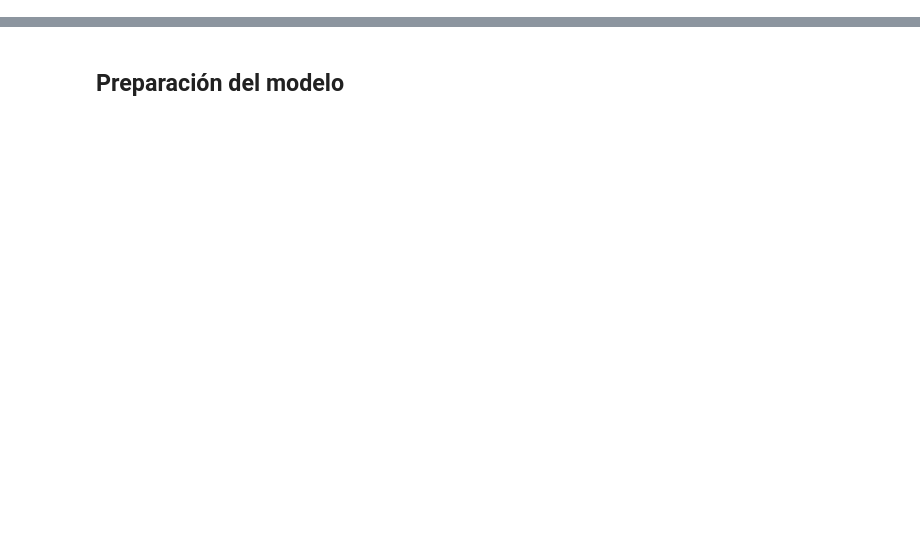
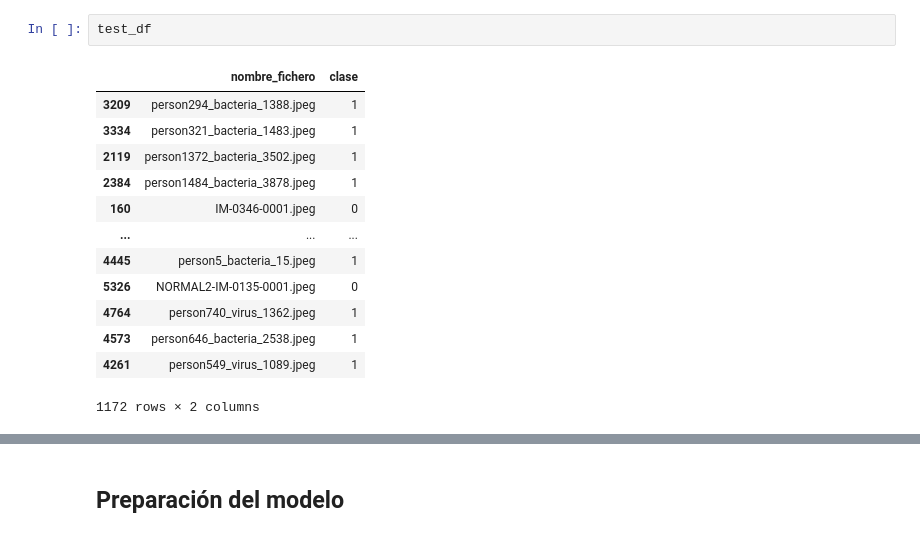
Before and after one commit to NuriaMartinez/TFG-Numonia-RedesNeuronales, a Jupyter notebook: codigo/redes neuronales - neumonia.ipynb, the cells around one changed output, grey strips where cells are left out. Cells and saved outputs as stored; diff of their text form; blank space fills up the shorter version.

```diff
--- a/codigo/redes neuronales - neumonia.ipynb
+++ b/codigo/redes neuronales - neumonia.ipynb
@@ -0,0 +119,16 @@
+# %%
+test_df
+# %% [output]
+|  | nombre_fichero | clase |
+| 3209 | person294_bacteria_1388.jpeg | 1 |
+| 3334 | person321_bacteria_1483.jpeg | 1 |
+| 2119 | person1372_bacteria_3502.jpeg | 1 |
+| 2384 | person1484_bacteria_3878.jpeg | 1 |
+| 160 | IM-0346-0001.jpeg | 0 |
+| ... | ... | ... |
+| 4445 | person5_bacteria_15.jpeg | 1 |
+| 5326 | NORMAL2-IM-0135-0001.jpeg | 0 |
+| 4764 | person740_virus_1362.jpeg | 1 |
+| 4573 | person646_bacteria_2538.jpeg | 1 |
+| 4261 | person549_virus_1089.jpeg | 1 |
+1172 rows × 2 columns
```
Also changed, not shown: parts of 87 cells of this notebook, 3 other files.
